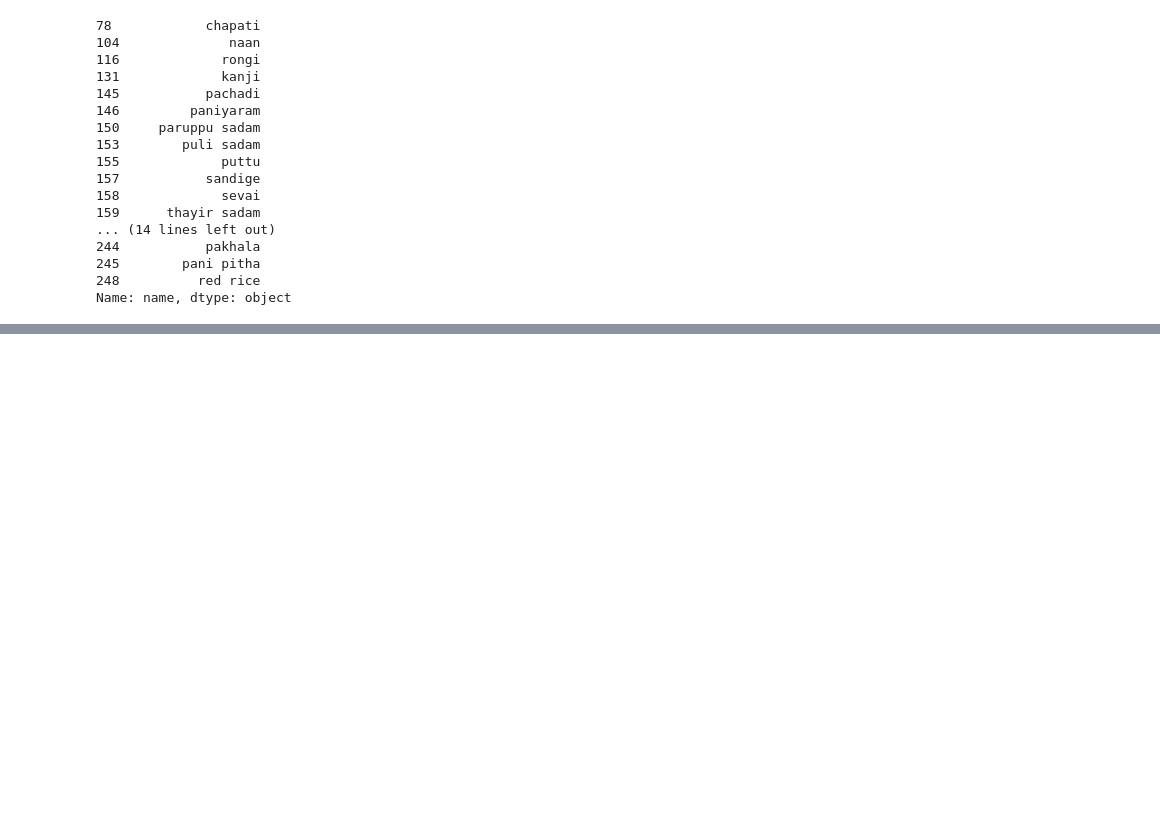
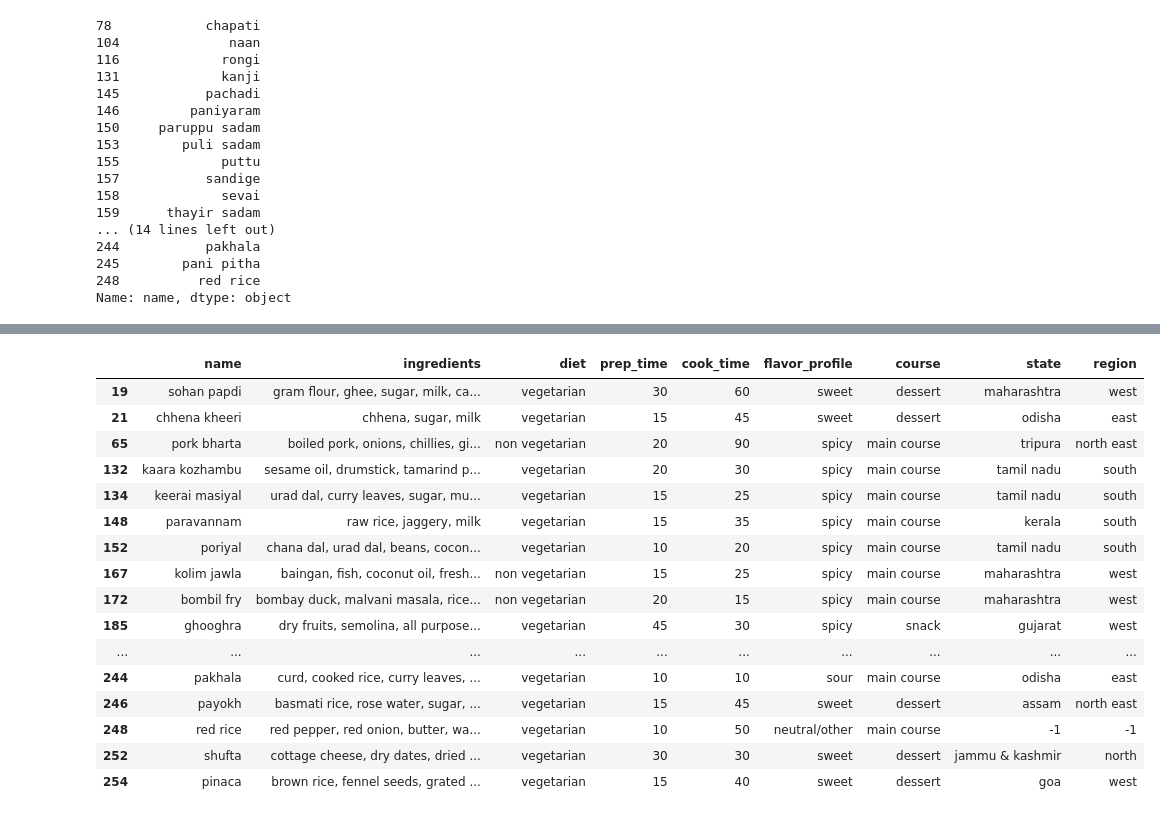
Before and after one commit to dmshakur/indian-food-data-analysis, a Jupyter notebook: notebooks/data_processing.ipynb, the cells around one changed output, grey strips where cells are left out. Saved outputs shown, nothing was run; the diff lists cells and outputs as text; code cells hidden in the pictures; blank space fills up the shorter version.

```diff
--- a/notebooks/data_processing.ipynb
+++ b/notebooks/data_processing.ipynb
@@ -218,0 +332,97 @@ all_ingredients, len(all_ingredients)
+# %%
+dish_cook_times = {
+    'sohan papdi': 60,
+    'chhena kheeri': 45,
+    'pork bharta': 90,
+    'kaara kozhambu': 30,
+    'keerai masiyal': 25,
+    'paravannam': 35,
+    'poriyal': 20,
+    'kolim jawla': 25,
+    'bombil fry': 15,
+    'ghooghra': 30,
+    'halvasan': 45,
+    'mag dhokli': 60,
+    'farsi puri': 20,
+    'cheera doi': 240,
+    'kumol sawul': 20,
+    'bengena pitika': 30,
+    'black rice': 50,
+    'bora sawul': 25,
+    'hando guri': 60,
+    'kabiraji': 30,
+    'khorisa': 10,
+    'koldil chicken': 60,
+    'konir dom': 45,
+    'koldil duck': 120,
+    'masor koni': 20,
+    'pakhala': 10,
+    'payokh': 45,
+    'red rice': 50,
+    'shufta': 30,
+    'pinaca': 40
+}
+dish_prep_times = {
+    'sohan papdi': 30,
+    'chhena kheeri': 15,
+    'pork bharta': 20,
+    'kaara kozhambu': 20,
+    'keerai masiyal': 15,
+    'paravannam': 15,
+    'poriyal': 10,
+    'kolim jawla': 15,
+    'bombil fry': 20,
+    'ghooghra': 45,
+    'halvasan': 30,
+    'mag dhokli': 30,
+    'farsi puri': 40,
+    'cheera doi': 15,
+    'kumol sawul': 5,
+    'bengena pitika': 10,
+    'black rice': 10,
+    'bora sawul': 10,
+    'hando guri': 10,
+    'kabiraji': 30,
+    'khorisa': 10,
+    'koldil chicken': 20,
+    'konir dom': 20,
+    'koldil duck': 20,
+    'masor koni': 10,
+    'pakhala': 10,
+    'payokh': 15,
+    'red rice': 10,
+    'shufta': 30,
+    'pinaca': 15
+}
+
+prep_cook_times = {}
+for food in dish_prep_times:
+    prep_cook_times[food] = {
+        'prep_time': dish_prep_times[food],
+        'cook_time': dish_cook_times.get(food, None)
+    }
+
+for food, times in prep_cook_times.items():
+    mask = df['name'] == food
+    df.loc[mask, 'prep_time'] = times['prep_time']
+    df.loc[mask, 'cook_time'] = times['cook_time']
+
+df[df['name'].isin([k for k, v in prep_cook_times.items()])]
+# %% [output]
+|  | name | ingredients | diet | prep_time | cook_time | flavor_profile | course | state | region |
+| 19 | sohan papdi | gram flour, ghee, sugar, milk, ca... | vegetarian | 30 | 60 | sweet | dessert | maharashtra | west |
+| 21 | chhena kheeri | chhena, sugar, milk | vegetarian | 15 | 45 | sweet | dessert | odisha | east |
+| 65 | pork bharta | boiled pork, onions, chillies, gi... | non vegetarian | 20 | 90 | spicy | main course | tripura | north east |
+| 132 | kaara kozhambu | sesame oil, drumstick, tamarind p... | vegetarian | 20 | 30 | spicy | main course | tamil nadu | south |
+| 134 | keerai masiyal | urad dal, curry leaves, sugar, mu... | vegetarian | 15 | 25 | spicy | main course | tamil nadu | south |
+| 148 | paravannam | raw rice, jaggery, milk | vegetarian | 15 | 35 | spicy | main course | kerala | south |
+| 152 | poriyal | chana dal, urad dal, beans, cocon... | vegetarian | 10 | 20 | spicy | main course | tamil nadu | south |
+| 167 | kolim jawla | baingan, fish, coconut oil, fresh... | non vegetarian | 15 | 25 | spicy | main course | maharashtra | west |
+| 172 | bombil fry | bombay duck, malvani masala, rice... | non vegetarian | 20 | 15 | spicy | main course | maharashtra | west |
+| 185 | ghooghra | dry fruits, semolina, all purpose... | vegetarian | 45 | 30 | spicy | snack | gujarat | west |
+| ... | ... | ... | ... | ... | ... | ... | ... | ... | ... |
+| 244 | pakhala | curd, cooked rice, curry leaves, ... | vegetarian | 10 | 10 | sour | main course | odisha | east |
+| 246 | payokh | basmati rice, rose water, sugar, ... | vegetarian | 15 | 45 | sweet | dessert | assam | north east |
+| 248 | red rice | red pepper, red onion, butter, wa... | vegetarian | 10 | 50 | neutral/other | main course | -1 | -1 |
+| 252 | shufta | cottage cheese, dry dates, dried ... | vegetarian | 30 | 30 | sweet | dessert | jammu & kashmir | north |
+| 254 | pinaca | brown rice, fennel seeds, grated ... | vegetarian | 15 | 40 | sweet | dessert | goa | west |
```
Also changed, not shown: parts of 18 cells of this notebook, 3 other files.
